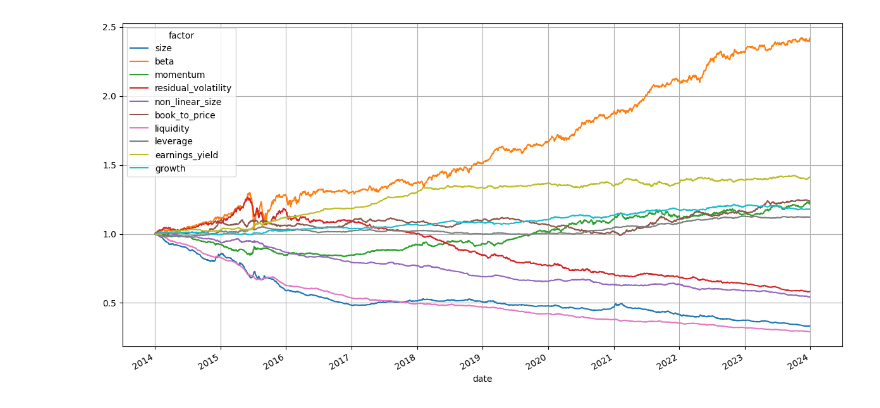
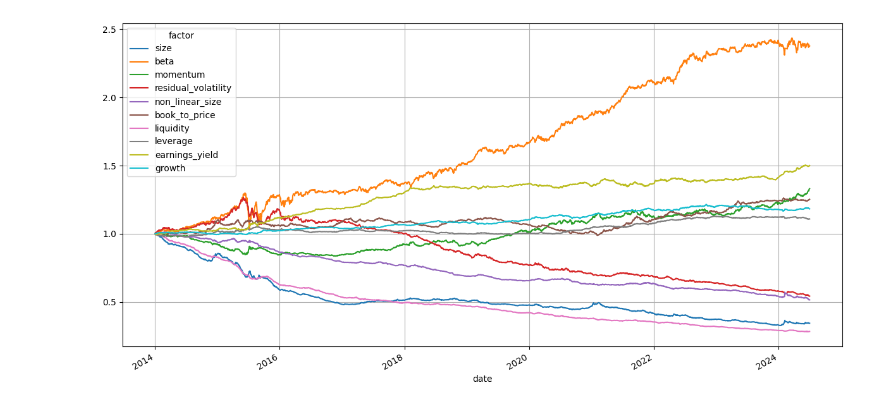
Before and after one commit to ppoak/factool, a Jupyter notebook: script/barra_model.ipynb, the cells around one changed output. Cells and saved outputs as stored; diff of their text form; code cells hidden in the pictures.

```diff
--- a/script/barra_model.ipynb
+++ b/script/barra_model.ipynb
@@ -6,15 +9,15 @@ import factorlab as lab
 import quool
 barra_returns = quool.DatetimeTable('/home/data/barra-returns-rq')
 # %%
-df = (1 + barra_returns.read(start='20140101', stop='20240101')).cumprod()
-index = (1 + lab.index_quotes_day.read('close',code='000985.XSHG',start='20140101',stop='20240101').pct_change(fill_method=None)).cumprod()
+df = (1 + barra_returns.read(start='20140101', stop='20240701')).cumprod()
+index = (1 + lab.index_quotes_day.read('close',code='000985.XSHG',start='20140101',stop='20240701').pct_change(fill_method=None)).cumprod()
 
 df[['size', 'beta', 'momentum',
        'residual_volatility', 'non_linear_size', 'book_to_price',
        'liquidity', 'leverage', 'earnings_yield', 'growth']].plot(figsize=(12, 6), grid=True)
 plt.tight_layout()
 # %% [output]
-[figure, old version]
+[figure, new version]
 # %%
 combined = pd.concat([df['comovement'], index['000985.XSHG']], axis=1).plot(figsize=(12, 6), grid=True)
 plt.tight_layout()
```
Also changed, not shown: parts of 4 cells of this notebook, 3 other files.
